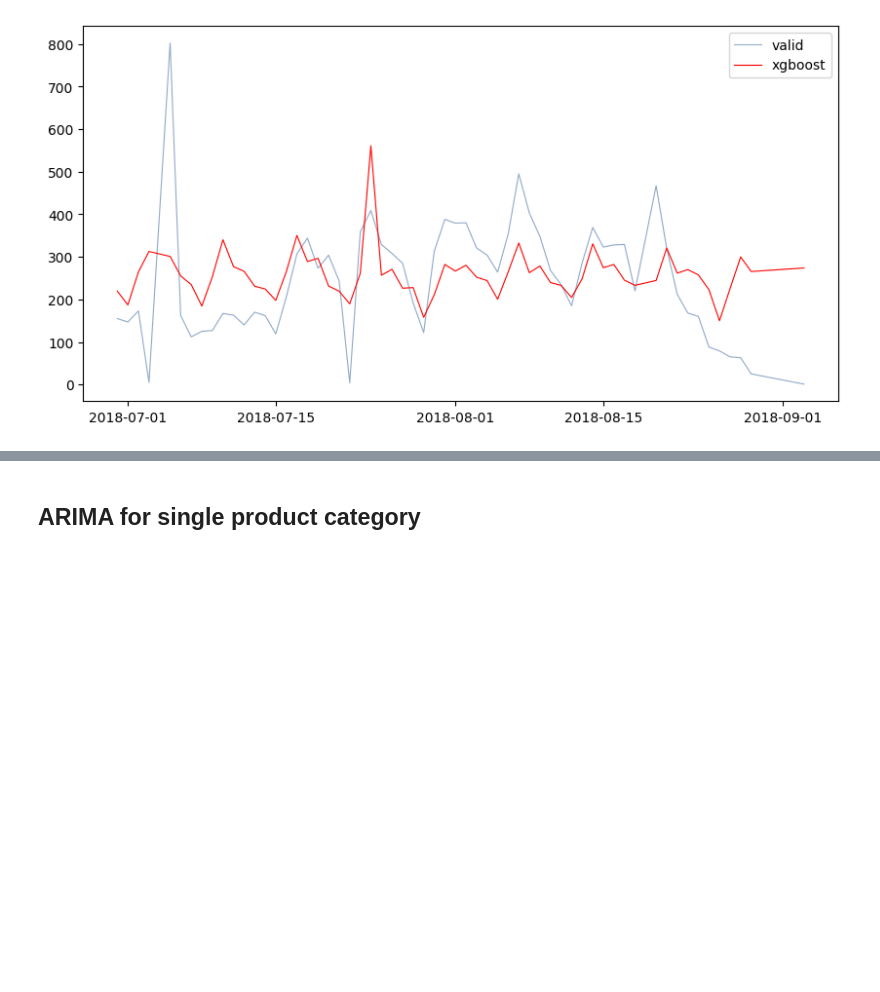
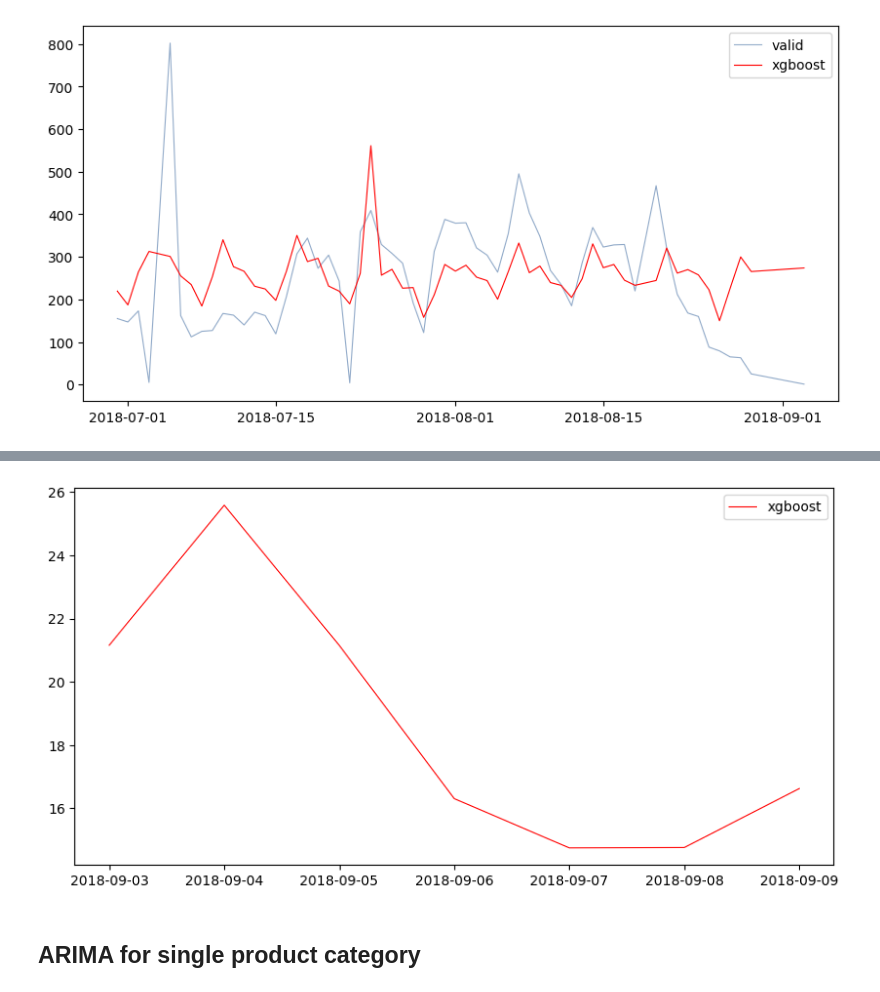
Before and after one commit to Swyatoistudent/SMART, a Jupyter notebook: TASK1/task1.ipynb, the cells around one changed output, grey strips where cells are left out. Cells and saved outputs as stored; diff of their text form; code cells hidden in the pictures; blank space fills up the shorter version.

```diff
--- a/TASK1/Untitled-1.ipynb
+++ b/TASK1/task1.ipynb
@@ -421,3 +445,10 @@ plt.show()
+# %%
+ig,ax = plt.subplots(figsize=(10,5))
+ax.plot(test['date'],y_test,c='red',linewidth=0.8)
+ax.legend(['xgboost'])
+plt.show()
+# %% [output]
+[figure, added]
 # %% [markdown]
 ## ARIMA for single product category
 # %%
```
Also changed, not shown: parts of 22 cells of this notebook.
